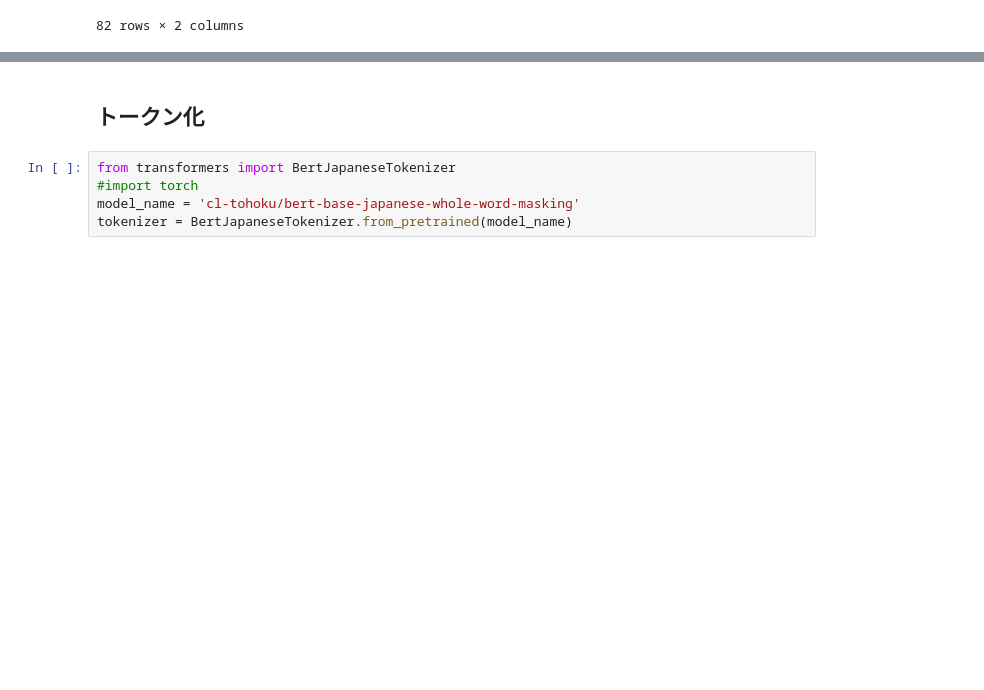
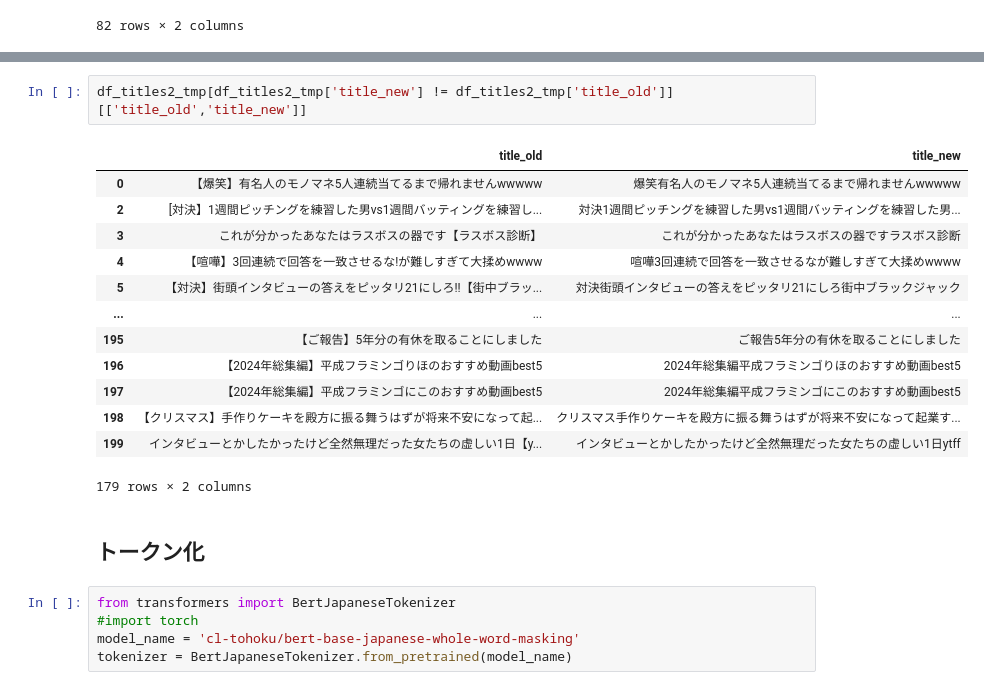
Before and after one commit to Rii01/youtuber_classification, a Jupyter notebook: youtuber's_title_analysis2.ipynb, the cells around one changed output, grey strips where cells are left out. Cells and saved outputs as stored; diff of their text form; blank space fills up the shorter version.

```diff
--- a/youtuber's_title_analysis2.ipynb
+++ b/youtuber's_title_analysis2.ipynb
@@ -124,3 +125,19 @@ NameError: name 're' is not defined
+# %%
+df_titles2_tmp[df_titles2_tmp['title_new'] != df_titles2_tmp['title_old']][['title_old','title_new']]
+# %% [output]
+|  | title_old | title_new |
+| 0 | 【爆笑】有名人のモノマネ5人連続当てるまで帰れませんwwwww | 爆笑有名人のモノマネ5人連続当てるまで帰れませんwwwww |
+| 2 | [対決】1週間ピッチングを練習した男vs1週間バッティングを練習し... | 対決1週間ピッチングを練習した男vs1週間バッティングを練習した男... |
+| 3 | これが分かったあなたはラスボスの器です【ラスボス診断】 | これが分かったあなたはラスボスの器ですラスボス診断 |
+| 4 | 【喧嘩】3回連続で回答を一致させるな!が難しすぎて大揉めwwww | 喧嘩3回連続で回答を一致させるなが難しすぎて大揉めwwww |
+| 5 | 【対決】街頭インタビューの答えをピッタリ21にしろ!!【街中ブラッ... | 対決街頭インタビューの答えをピッタリ21にしろ街中ブラックジャック |
+| ... | ... | ... |
+| 195 | 【ご報告】5年分の有休を取ることにしました | ご報告5年分の有休を取ることにしました |
+| 196 | 【2024年総集編】平成フラミンゴりほのおすすめ動画best5 | 2024年総集編平成フラミンゴりほのおすすめ動画best5 |
+| 197 | 【2024年総集編】平成フラミンゴにこのおすすめ動画best5 | 2024年総集編平成フラミンゴにこのおすすめ動画best5 |
+| 198 | 【クリスマス】手作りケーキを殿方に振る舞うはずが将来不安になって起... | クリスマス手作りケーキを殿方に振る舞うはずが将来不安になって起業す... |
+| 199 | インタビューとかしたかったけど全然無理だった女たちの虚しい1日【y... | インタビューとかしたかったけど全然無理だった女たちの虚しい1日ytff |
+179 rows × 2 columns
 # %% [markdown]
 ## トークン化
 # %%
```
Also changed, not shown: parts of 15 cells of this notebook.
